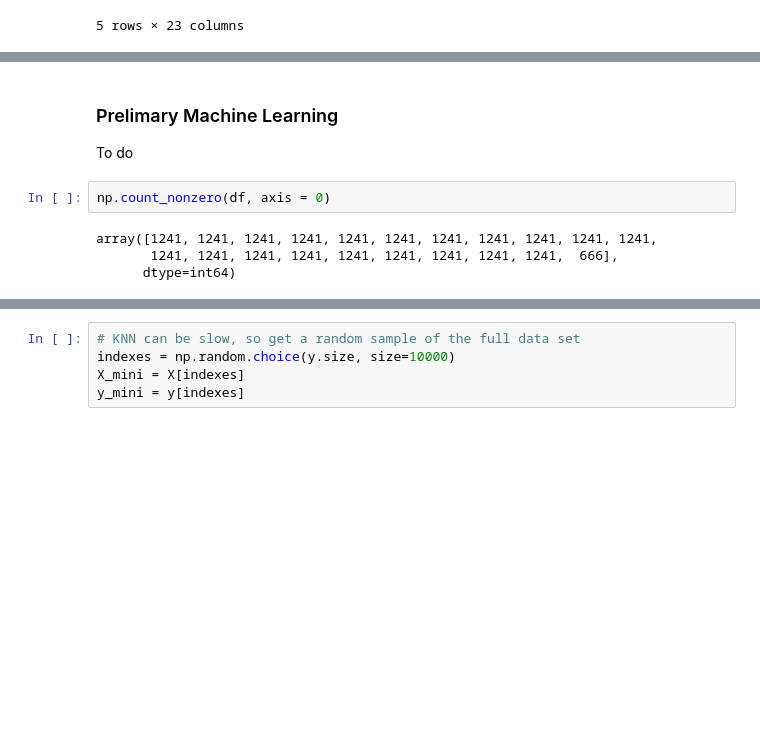
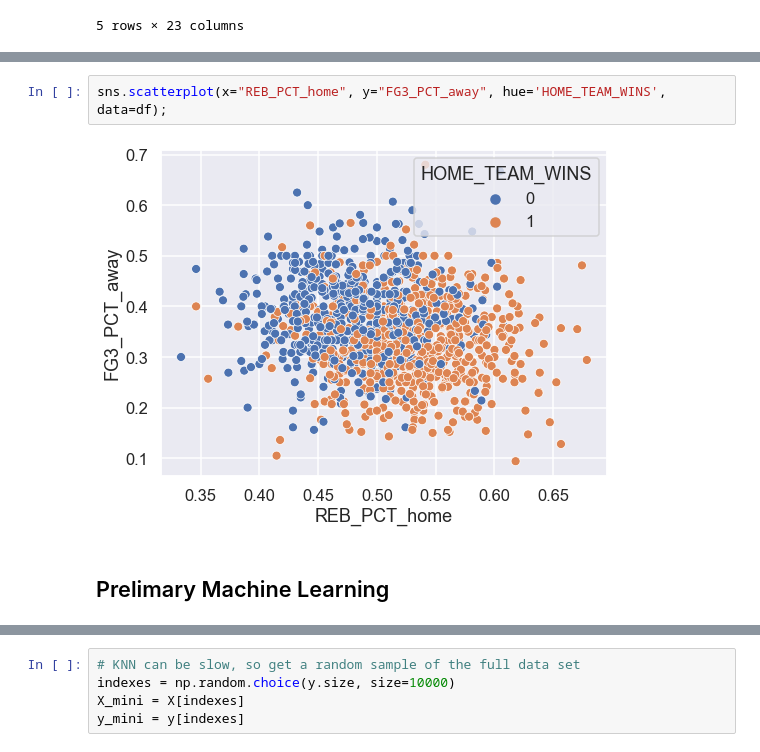
Before and after one commit to apainintheneck/nba-data-science, a Jupyter notebook: project_update.ipynb, the cells around one changed output, grey strips where cells are left out. Drawn from its saved outputs; the diff is of its cells as text; blank space fills up the shorter version.

```diff
--- a/project_update.ipynb
+++ b/project_update.ipynb
@@ -184,9 +149,6 @@ sns.scatterplot(x="FT_PCT_home", y="HOME_TEAM_WINS", hue="coloring_group", data=
+# %%
+sns.scatterplot(x="REB_PCT_home", y="FG3_PCT_away", hue='HOME_TEAM_WINS', data=df);
+# %% [output]
+[figure, added]
 # %% [markdown]
-### Prelimary Machine Learning
-To do
+## Prelimary Machine Learning
-# %%
-np.count_nonzero(df, axis = 0)
-# %% [output]
-array([1241, 1241, 1241, 1241, 1241, 1241, 1241, 1241, 1241, 1241, 1241,
-       1241, 1241, 1241, 1241, 1241, 1241, 1241, 1241, 1241,  666],
-      dtype=int64)
```
Also changed, not shown: parts of 21 cells of this notebook.
